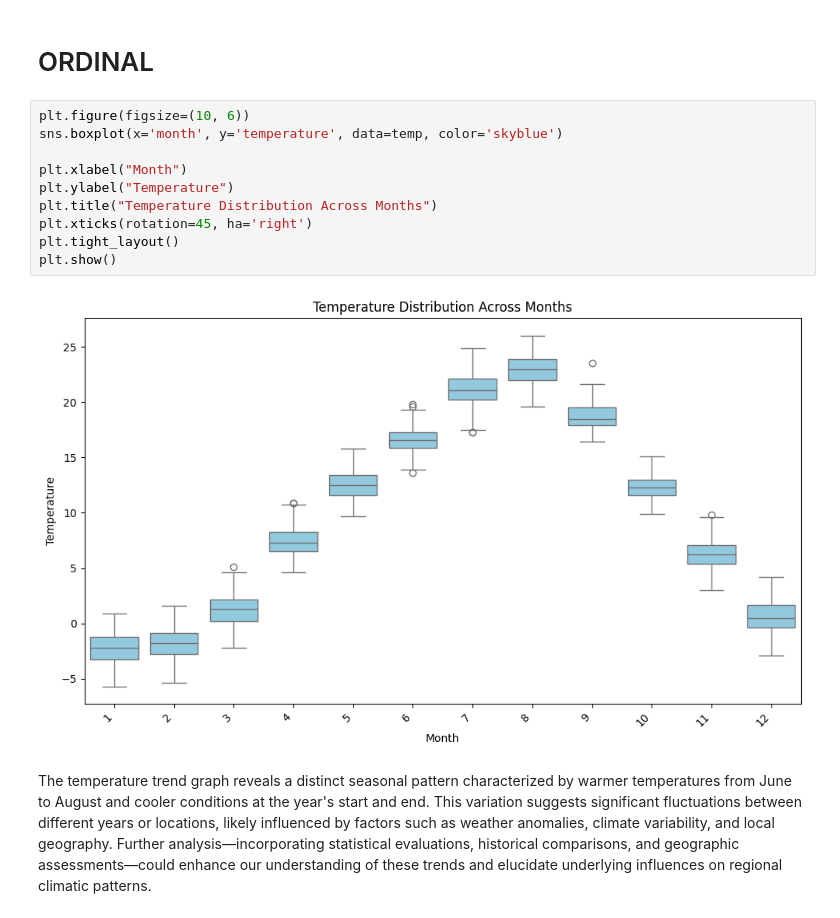
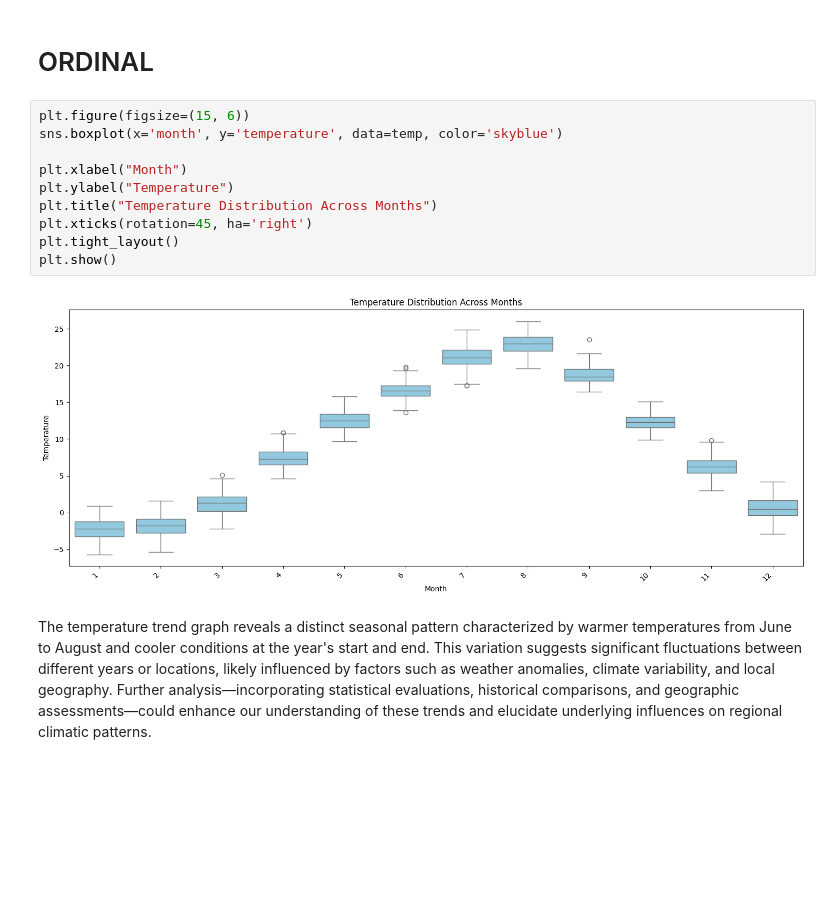
Before and after one commit to marivic9/EDA---CS-103, a Jupyter notebook: Assignment_Statistics.ipynb, the cells around one changed output. Saved outputs shown, nothing was run; the diff lists cells and outputs as text; blank space fills up the shorter version.

```diff
--- a/Assignment_Statistics.ipynb
+++ b/Assignment_Statistics.ipynb
@@ -117,17 +117,17 @@ The pie chart depicting the gender distribution of students reveals a male-domin
 # %% [markdown]
 # ORDINAL
 # %%
-plt.figure(figsize=(10, 6))
+plt.figure(figsize=(15, 6))
 sns.boxplot(x='month', y='temperature', data=temp, color='skyblue')
 
 plt.xlabel("Month")
 plt.ylabel("Temperature")
 plt.title("Temperature Distribution Across Months")
 plt.xticks(rotation=45, ha='right')
 plt.tight_layout()
 plt.show()
 # %% [output]
-[figure, old version]
+[figure, new version]
 # %% [markdown]
 The temperature trend graph reveals a distinct seasonal pattern characterized by warmer temperatures from June to August and cooler conditions at the year's start and end. This variation suggests significant fluctuations between different years or locations, likely influenced by factors such as weather anomalies, climate variability, and local geography. Further analysis—incorporating statistical evaluations, historical comparisons, and geographic assessments—could enhance our understanding of these trends and elucidate underlying influences on regional climatic patterns.
 # %% [markdown]
```
Also changed, not shown: parts of 2 cells of this notebook.
